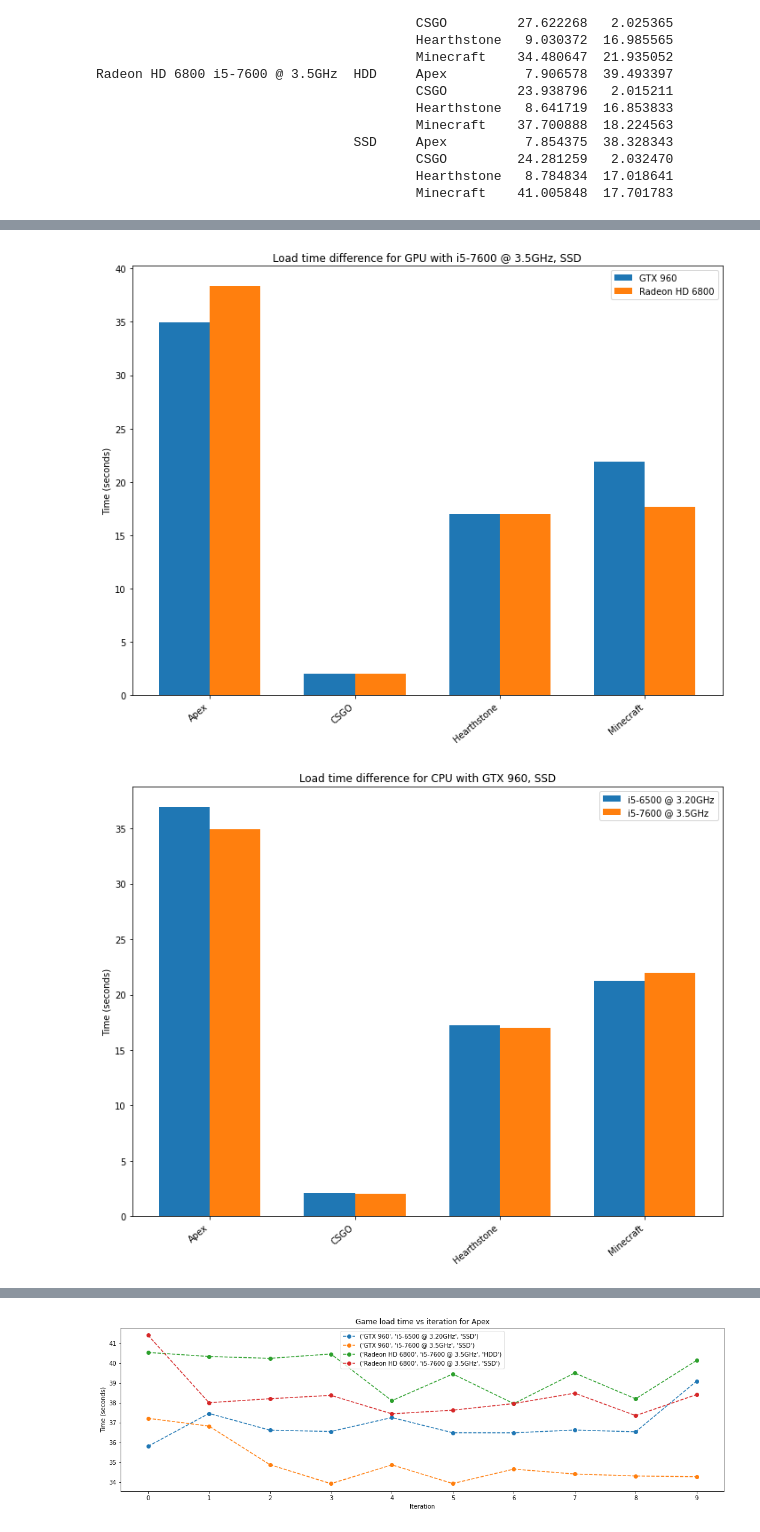
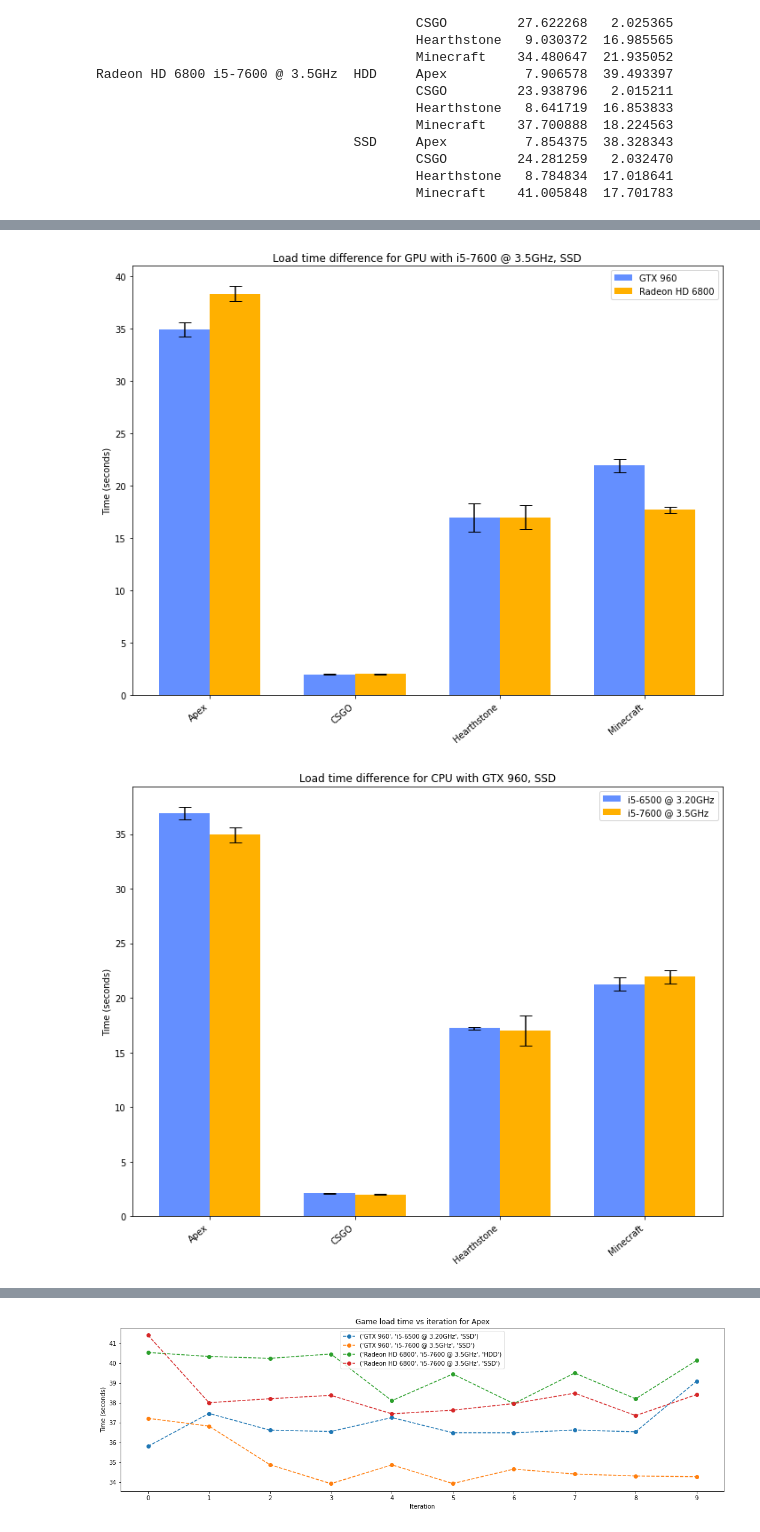
Before and after one commit to fedeit/User-Study-Game-Performance-Analysis-ISU, a Jupyter notebook: notebooks/Hardware tests - Analysis final.ipynb, the cells around one changed output, grey strips where cells are left out. Drawn from its saved outputs; the diff is of its cells as text; code cells hidden in the pictures.

Commit message:
Added confidence intervals 95% on bar chart + added accessible color palette

```diff
--- a/notebooks/Hardware tests - Analysis final.ipynb
+++ b/notebooks/Hardware tests - Analysis final.ipynb
@@ -4,6 +4,7 @@ import matplotlib.pyplot as plt
 import numpy as np
 
 df = pd.read_json('../data/interim/hardware-data/main/aggregate_hw_metrics.json')
+colors = ['#648FFF', '#785EF0', '#DC267F', '#FE6100', '#FFB000']
 # %%
 times = df.groupby(['GPU', 'CPU', 'storage', 'game_name'])[['level', 'load']].mean()
 # %%
@@ -28,13 +29,13 @@ Radeon HD 6800 i5-7600 @ 3.5GHz  HDD     Apex          7.906578  39.493397
                                          Hearthstone   8.784834  17.018641
                                          Minecraft    41.005848  17.701783
 # %%
-def plotHWBarChart(A, B, label_A, label_B, labels, title):
+def plotHWBarChart(A, B, label_A, label_B, labels, title, ci_A, ci_B):
     x = np.arange(len(labels))  # the label locations
     width = 0.35  # the width of the bars
 
     fig, ax = plt.subplots(figsize=(10, 8))
-    ax.bar(x - width/2, A, width, label=label_A)
-    ax.bar(x + width/2, B, width, label=label_B)
+    ax.bar(x - width/2, A, width, label=label_A, yerr=ci_A, capsize=7, color=colors[0])
+    ax.bar(x + width/2, B, width, label=label_B, yerr=ci_B, capsize=7, color=colors[4])
 
     # Add some text for labels, title and custom x-axis tick labels, etc.
     ax.set_ylabel('Time (seconds)')
@@ -66,31 +69,36 @@ times = df.query( 'CPU == ["i5-7600 @ 3.5GHz"]' )
 times = times.query( 'storage == ["SSD"]' )
 
 times_nvidia = times.query( 'GPU == ["GTX 960"]' )
-times_nvidia = times_nvidia.groupby(['game_name'])[[trial_type]].mean()
+times_nvidia = times_nvidia.groupby(['game_name'])[[trial_type]]
+ci_nvidia = 1.960 * times_nvidia.std().squeeze() / np.sqrt(times_nvidia.size())
 
 times_amd = times.query( 'GPU == ["Radeon HD 6800"]' )
-times_amd = times_amd.groupby(['game_name'])[[trial_type]].mean()
+times_amd = times_amd.groupby(['game_name'])[[trial_type]]
+ci_amd = 1.960 * times_amd.std().squeeze() / np.sqrt(times_amd.size())
 
 title = 'Load time difference for GPU with i5-7600 @ 3.5GHz, SSD'
-plotHWBarChart(times_nvidia[trial_type], times_amd[trial_type], 'GTX 960', 'Radeon HD 6800', times_nvidia.index, title)
+plotHWBarChart(times_nvidia.mean()[trial_type], times_amd.mean()[trial_type], 'GTX 960', 'Radeon HD 6800', times_nvidia.mean().index, title, ci_nvidia, ci_amd)
 # %% [output]
-[figure, old version]
+[figure, new version]
 # %%
 title = 'Load time difference for CPU with GTX 960, SSD'
 trial_type = 'load'
 
 times = df.query( 'GPU == ["GTX 960"]' )
 times = times.query( 'storage == ["SSD"]' )
 
 times_6gen = times.query( 'CPU == ["i5-6500 @ 3.20GHz"]' )
-times_6gen = times_6gen.groupby(['game_name'])[[trial_type]].mean()
+times_6gen = times_6gen.groupby(['game_name'])[[trial_type]]
+ci_6gen = 1.960 * times_6gen.std().squeeze() / np.sqrt(times_6gen.size())
 
 times_7gen = times.query( 'CPU == ["i5-7600 @ 3.5GHz"]' )
-times_7gen = times_7gen.groupby(['game_name'])[[trial_type]].mean()
+times_7gen = times_7gen.groupby(['game_name'])[[trial_type]]
+ci_7gen = 1.960 * times_7gen.std().squeeze() / np.sqrt(times_7gen.size())
 
-plotHWBarChart(times_6gen[trial_type], times_7gen[trial_type], 'i5-6500 @ 3.20GHz', 'i5-7600 @ 3.5GHz', times_6gen.index, title)
+
+plotHWBarChart(times_6gen.mean()[trial_type], times_7gen.mean()[trial_type], 'i5-6500 @ 3.20GHz', 'i5-7600 @ 3.5GHz', times_6gen.mean().index, title, ci_6gen, ci_7gen)
 # %% [output]
-[figure, old version]
+[figure, new version]
 # %%
 title = 'Level time difference for CPU with GTX 960, SSD'
 trial_type = 'level'
```
Also changed, not shown: parts of 4 cells of this notebook, 1 other file.
